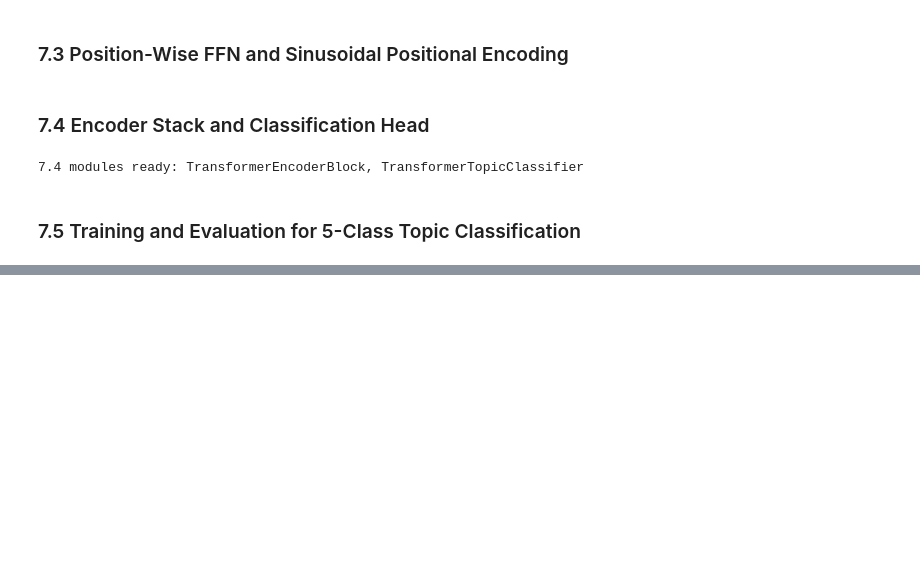
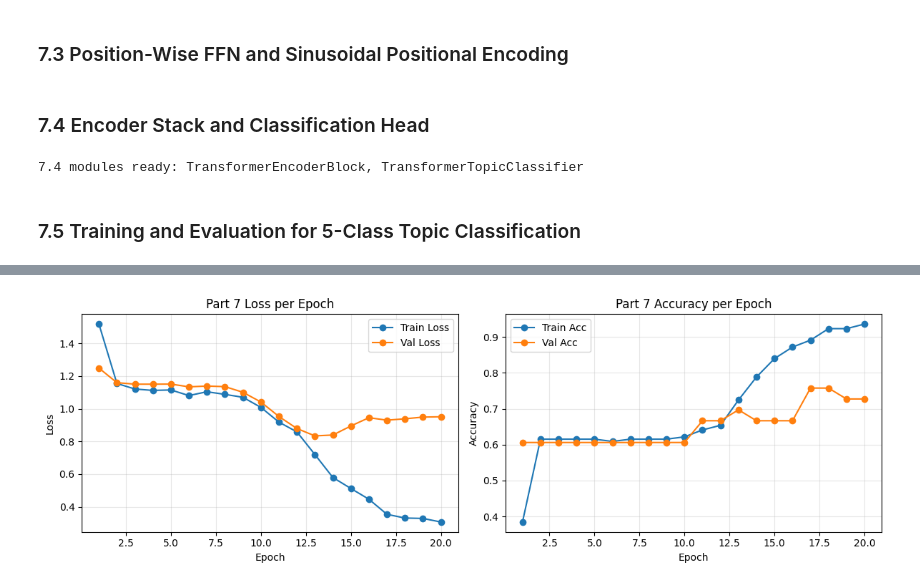
Before and after one commit to isham78/i23-2606-NLP-Assignment2, a Jupyter notebook: i23-2606_Assignment2_DS-C.ipynb, the cells around one changed output, grey strips where cells are left out. Drawn from its saved outputs; the diff is of its cells as text; code cells hidden in the pictures; blank space fills up the shorter version.

```diff
--- a/i23-2606_Assignment2_DS-C.ipynb
+++ b/i23-2606_Assignment2_DS-C.ipynb
@@ -4488,9 +4488,13 @@ print("7.4 modules ready: TransformerEncoderBlock, TransformerTopicClassifier")
 # 7.5 Training and Evaluation for 5-Class Topic Classification
 import copy
 import json
+import math
 import random
 import numpy as np
 from torch.utils.data import DataLoader, TensorDataset
+
+if "plt" not in globals():
+    import matplotlib.pyplot as plt
 
 if not all(name in globals() for name in ["train_part6", "val_part6", "test_part6", "word2idx", "MAX_LEN", "CATEGORY_SPECS"]):
     raise RuntimeError("Run Part 6 cells (6.1, 6.2, 6.3) before Part 7 training.")
@@ -4539,10 +4543,36 @@ model_part7 = TransformerTopicClassifier(
 ).to(DEVICE_PART7)
 
 criterion_part7 = nn.CrossEntropyLoss()
-optimizer_part7 = torch.optim.Adam(model_part7.parameters(), lr=1e-3)
+
+LR_PART7 = 5e-4
+WEIGHT_DECAY_PART7 = 0.01
+WARMUP_STEPS_PART7 = 50
+EPOCHS_PART7 = 20
+
+optimizer_part7 = torch.optim.AdamW(
+    model_part7.parameters(),
+    lr=LR_PART7,
+    weight_decay=WEIGHT_DECAY_PART7,
+ )
+
+total_steps_part7 = EPOCHS_PART7 * len(train_loader_part7)
+
+def lr_lambda_part7(current_step):
+    if current_step < WARMUP_STEPS_PART7:
+        return float(current_step + 1) / float(max(1, WARMUP_STEPS_PART7))
+
+    cosine_steps = max(1, total_steps_part7 - WARMUP_STEPS_PART7)
+    progress = float(current_step - WARMUP_STEPS_PART7) / float(cosine_steps)
+    progress = min(max(progress, 0.0), 1.0)
+    return 0.5 * (1.0 + math.cos(math.pi * progress))
+
+scheduler_part7 = torch.optim.lr_scheduler.LambdaLR(
+    optimizer_part7,
+    lr_lambda=lr_lambda_part7,
+ )
 
 
-def run_epoch_part7(model, loader, criterion, optimizer=None):
+def run_epoch_part7(model, loader, criterion, optimizer=None, scheduler=None):
     is_train = optimizer is not None
     model.train() if is_train else model.eval()
 
@@ -4564,6 +4594,8 @@ def run_epoch_part7(model, loader, criterion, optimizer=None):
             if is_train:
                 loss.backward()
                 optimizer.step()
+                if scheduler is not None:
+                    scheduler.step()
 
             total_loss += loss.item() * labels.size(0)
             preds = logits.argmax(dim=1)
@@ -4589,17 +4621,24 @@ def collect_predictions_part7(model, loader):
     return np.array(y_true), np.array(y_pred)
 
 
-EPOCHS_PART7 = 8
 history_part7 = []
 best_val_acc_part7 = -1.0
 best_state_part7 = None
 
 for epoch in range(1, EPOCHS_PART7 + 1):
     train_loss, train_acc = run_epoch_part7(
-        model_part7, train_loader_part7, criterion_part7, optimizer=optimizer_part7
+        model_part7,
+        train_loader_part7,
+        criterion_part7,
+        optimizer=optimizer_part7,
+        scheduler=scheduler_part7,
     )
     val_loss, val_acc = run_epoch_part7(
-        model_part7, val_loader_part7, criterion_part7, optimizer=None
+        model_part7,
+        val_loader_part7,
+        criterion_part7,
+        optimizer=None,
+        scheduler=None,
     )
 
     history_part7.append({
@@ -4608,6 +4647,7 @@ for epoch in range(1, EPOCHS_PART7 + 1):
         "train_acc": train_acc,
         "val_loss": val_loss,
         "val_acc": val_acc,
+        "lr": optimizer_part7.param_groups[0]["lr"],
     })
 
     if val_acc > best_val_acc_part7:
@@ -4617,15 +4657,20 @@ for epoch in range(1, EPOCHS_PART7 + 1):
     print(
         f"Epoch {epoch:02d} | "
         f"train_loss={train_loss:.4f} train_acc={train_acc:.4f} | "
-        f"val_loss={val_loss:.4f} val_acc={val_acc:.4f}"
+        f"val_loss={val_loss:.4f} val_acc={val_acc:.4f} | "
+        f"lr={optimizer_part7.param_groups[0]['lr']:.6f}"
     )
 
 if best_state_part7 is not None:
     model_part7.load_state_dict(best_state_part7)
 
 test_loss_part7, test_acc_part7 = run_epoch_part7(
-    model_part7, test_loader_part7, criterion_part7, optimizer=None
-)
+    model_part7,
+    test_loader_part7,
+    criterion_part7,
+    optimizer=None,
+    scheduler=None,
+ )
 
 y_true_part7, y_pred_part7 = collect_predictions_part7(model_part7, test_loader_part7)
 num_classes_part7 = 5
@@ -4638,6 +4683,32 @@ per_class_acc_part7 = {}
 for idx, cname in enumerate(category_names_part7):
     row_total = cm_part7[idx].sum()
     per_class_acc_part7[cname] = float(cm_part7[idx, idx] / row_total) if row_total > 0 else 0.0
+
+epochs_axis = [h["epoch"] for h in history_part7]
+train_loss_axis = [h["train_loss"] for h in history_part7]
+val_loss_axis = [h["val_loss"] for h in history_part7]
+train_acc_axis = [h["train_acc"] for h in history_part7]
+val_acc_axis = [h["val_acc"] for h in history_part7]
+
+fig, axes = plt.subplots(1, 2, figsize=(12, 4))
+axes[0].plot(epochs_axis, train_loss_axis, marker="o", label="Train Loss")
+axes[0].plot(epochs_axis, val_loss_axis, marker="o", label="Val Loss")
+axes[0].set_title("Part 7 Loss per Epoch")
+axes[0].set_xlabel("Epoch")
+axes[0].set_ylabel("Loss")
+axes[0].legend()
+axes[0].grid(True, alpha=0.3)
+
+axes[1].plot(epochs_axis, train_acc_axis, marker="o", label="Train Acc")
+axes[1].plot(epochs_axis, val_acc_axis, marker="o", label="Val Acc")
+axes[1].set_title("Part 7 Accuracy per Epoch")
+axes[1].set_xlabel("Epoch")
+axes[1].set_ylabel("Accuracy")
+axes[1].legend()
+axes[1].grid(True, alpha=0.3)
+
+plt.tight_layout()
+plt.show()
 
 print("\nPart 7 Test Results")
 print(f"Test loss: {test_loss_part7:.4f}")
@@ -4659,6 +4730,12 @@ part7_results = {
         "max_len": int(MAX_LEN),
         "batch_size": BATCH_SIZE_PART7,
         "epochs": EPOCHS_PART7,
+        "optimizer": "AdamW",
+        "learning_rate": LR_PART7,
+        "weight_decay": WEIGHT_DECAY_PART7,
+        "scheduler": "CosineWithWarmup",
+        "warmup_steps": WARMUP_STEPS_PART7,
+        "total_steps": total_steps_part7,
     },
     "best_val_acc": float(best_val_acc_part7),
     "test_loss": float(test_loss_part7),
@@ -4670,7 +4747,5 @@ part7_results = {
 
 with open("part7_results.json", "w", encoding="utf-8") as f:
     json.dump(part7_results, f, ensure_ascii=False, indent=2)
-
-print("Saved: part7_results.json")
 # %% [output]
 Part 7 device: cpu
@@ -4692,0 +4768 @@ Saved: part7_results.json
+[figure, added]
```
Also changed, not shown: parts of 7 cells of this notebook.
